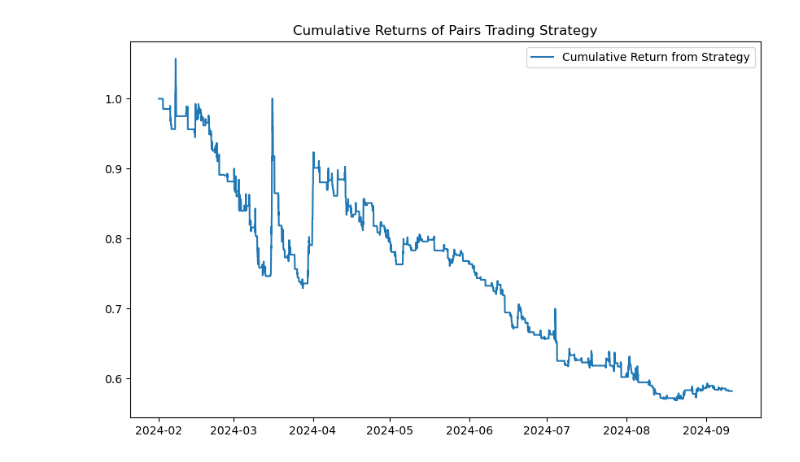
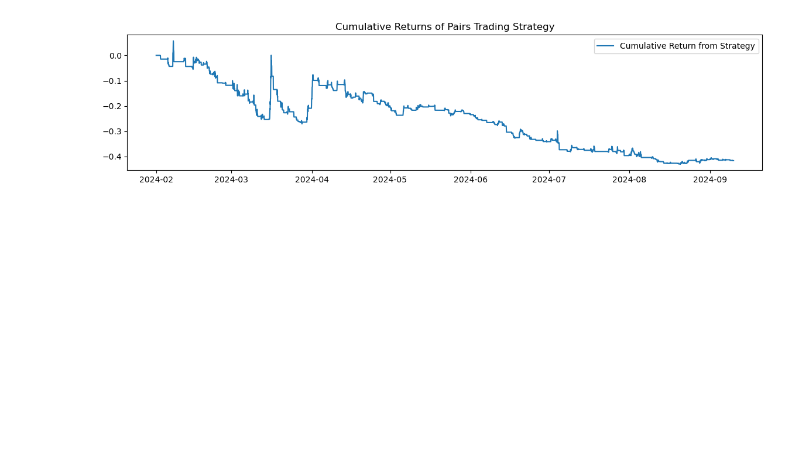
Before and after one commit to ylliu/ArbitrageTest, a Jupyter notebook: statistical_arbitrage.ipynb, the cells around one changed output. Saved outputs shown, nothing was run; the diff lists cells and outputs as text; code cells hidden in the pictures; blank space fills up the shorter version.

```diff
--- a/statistical_arbitrage.ipynb
+++ b/statistical_arbitrage.ipynb
@@ -412,15 +412,15 @@ plt.show()
 # %%
-# Define z-score to normalize the spread
-
 
 # Initialize signals
 df_mod['Position'] = 0
 
 # Generate signals for long and short positions
 df_mod['Position'] = np.where(df_mod['z'] >= 1, 1, df_mod['Position'])  # z-score >= 1 时做多
-df_mod['Position'] = np.where(df_mod['z'] <= -1, -1, df_mod['Position'])  # z-score <= -1 时做空
-df_mod['Position'] = np.where((-1 < df_mod['z']) & (df_mod['z'] < 1), 0, df_mod['Position'])  # -1 < z-score < 1 时退出
+
+df_mod['Position'] = np.where((df_mod['z'] <= 0), 0, df_mod['Position'])  #  z-score <=0 时退出
 print(df_mod)
 print(df_mod.describe())
-# Plot z-score and positions
+# 遍历每一行并逐条打印 z 和 Position 的值
+for index, row in df_mod.iterrows():
+    print(f"Index {index}: z = {row['z']}, Position = {row['Position']}")
 # %% [output]
@@ -428,14 +444,14 @@ ValueError: The truth value of a Series is ambiguous. Use a.empty, a.bool(), a.i
 # %%
 
-print(df_mod['Position'])
-# Strategy returns: long spread means buying PEP and shorting KO
+# Strategy returns: long spread means buying JUP and shorting SOL
 df_mod['Strategy_Return'] = df_mod['Position'].shift(1) * (df_mod['pct_change_jup'] - df_mod['pct_change_sol'])
 
 # Cumulative returns
-df_mod['Cumulative_Return'] = (1 + df_mod['Strategy_Return']).cumprod()
+df_mod['Cumulative_Return'] = ((1 + df_mod['Strategy_Return']).cumprod() - 1)
+
 
 # Plot cumulative returns
-plt.figure(figsize=(10, 6))
+plt.figure(figsize=(14, 3))
 plt.plot(df_mod.index, df_mod['Cumulative_Return'], label='Cumulative Return from Strategy')
 plt.title('Cumulative Returns of Pairs Trading Strategy')
 plt.legend()
@@ -457 +460 @@ Name: Position, Length: 5353, dtype: int64
-[figure, old version]
+[figure, new version]
```
Also changed, not shown: parts of 12 cells of this notebook, 1 other file.
